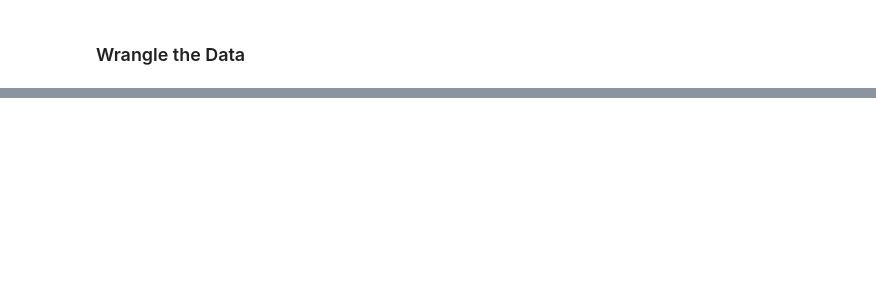
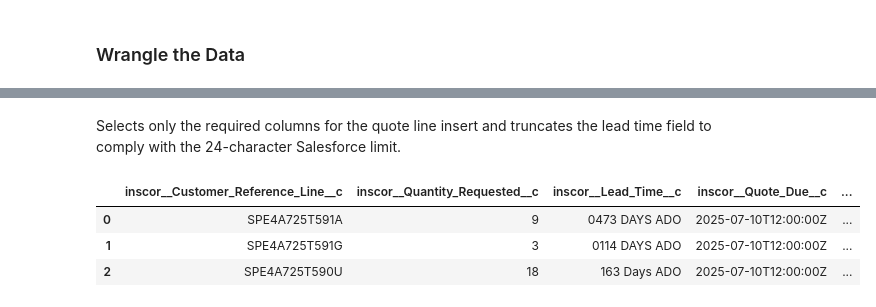
Before and after one commit to classaccounts/BuckeyeDreaminDemo, a Jupyter notebook: notebooks/03_real_data_pipeline.ipynb, the cells around one changed output, grey strips where cells are left out. Drawn from its saved outputs; the diff is of its cells as text; code cells hidden in the pictures; blank space fills up the shorter version.

```diff
--- a/notebooks/03_real_data_pipeline.ipynb
+++ b/notebooks/03_real_data_pipeline.ipynb
@@ -251,0 +328,12 @@ Total records failed: 0
+# %% [markdown]
+Selects only the required columns for the quote line insert and truncates the lead time field to comply with the 24-character Salesforce limit.
+# %%
+df_quote_lines = df_quote_lines[['inscor__Customer_Reference_Line__c', 'inscor__Quantity_Requested__c', 'inscor__Lead_Time__c', 'inscor__Quote_Due__c', 'inscor__Product__c', 'inscor__Internal_Comments_rt__c']].copy()
+#limit lead time to 24 characters
+df_quote_lines['inscor__Lead_Time__c'] = df_quote_lines['inscor__Lead_Time__c'].astype(str).str[:24]
+df_quote_lines.head()
+# %% [output]
+|  | inscor__Customer_Reference_Line__c | inscor__Quantity_Requested__c | inscor__Lead_Time__c | inscor__Quote_Due__c | ... |
+| 0 | SPE4A725T591A | 9 | 0473 DAYS ADO | 2025-07-10T12:00:00Z | ... |
+| 1 | SPE4A725T591G | 3 | 0114 DAYS ADO | 2025-07-10T12:00:00Z | ... |
+| 2 | SPE4A725T590U | 18 | 163 Days ADO | 2025-07-10T12:00:00Z | ... |
```
Also changed, not shown: parts of 31 cells of this notebook, 14 other files.
